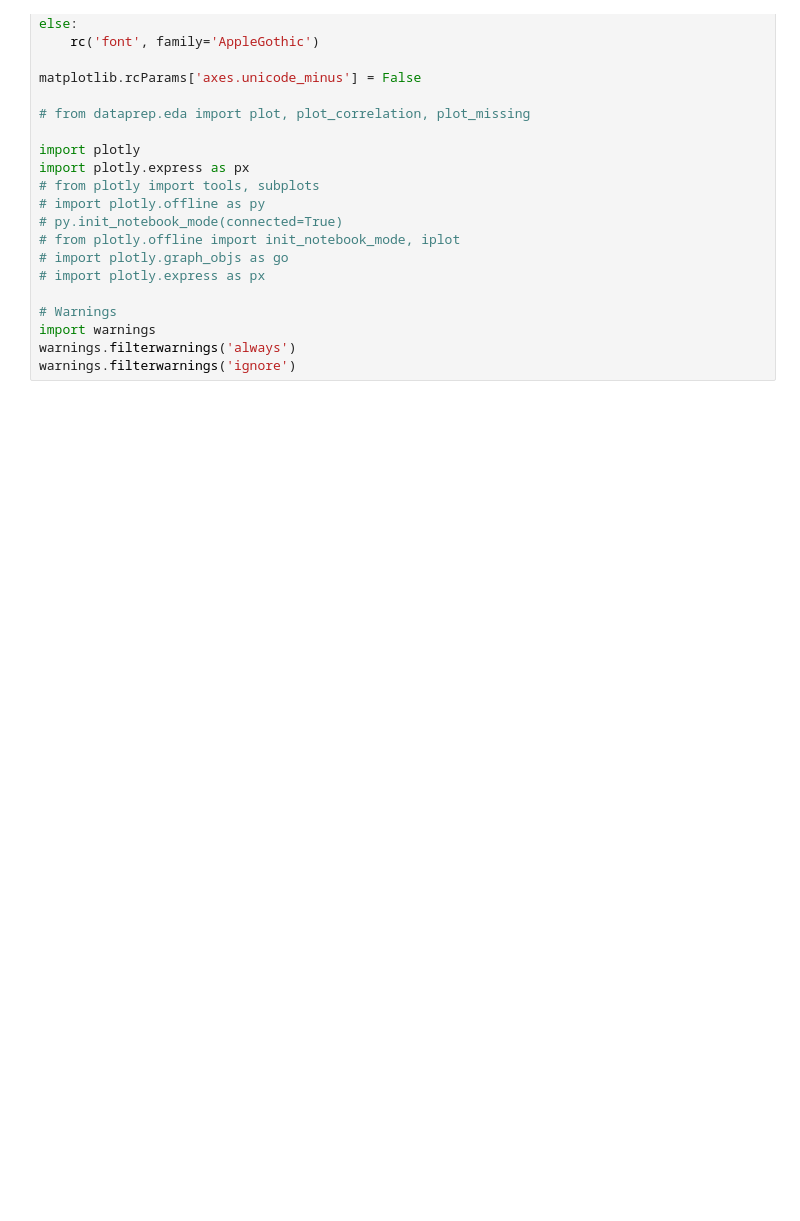
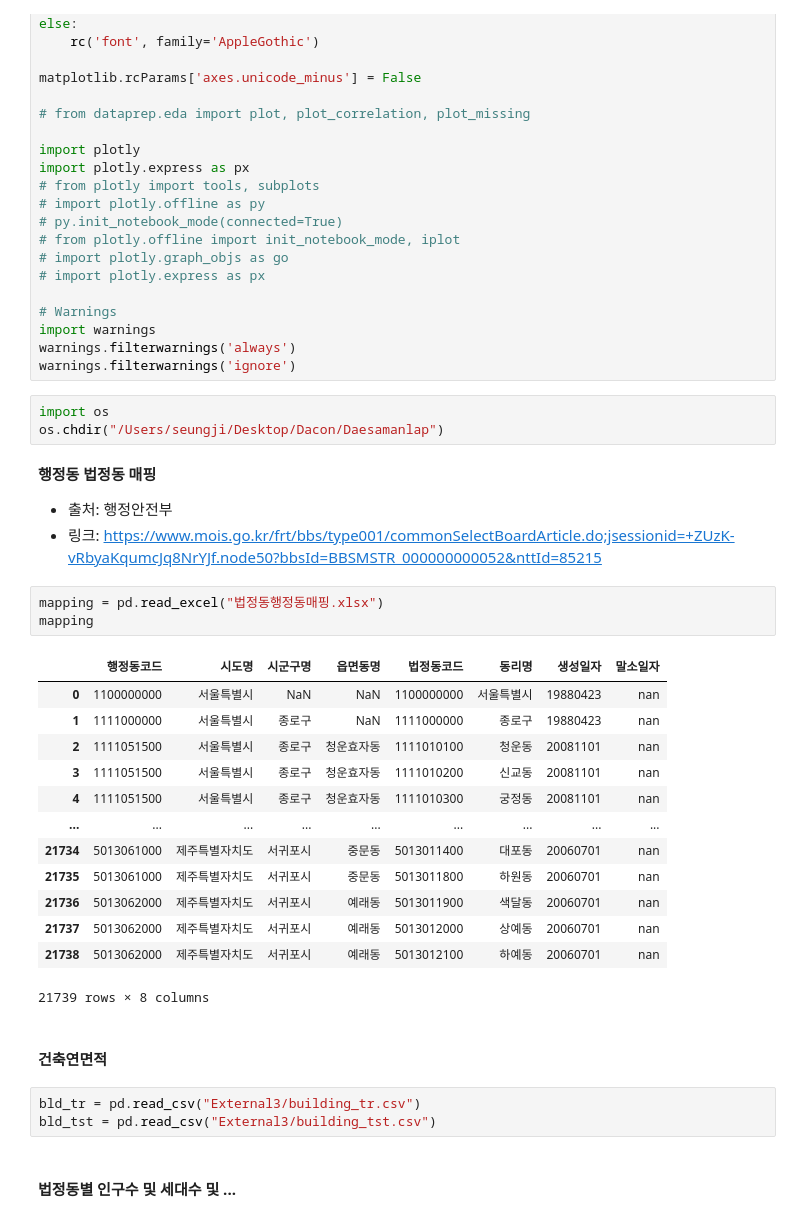
Before and after one commit to whdbfla6/Daesamanlap, a Jupyter notebook: External2/인구수_연면적_merge.ipynb, the cells around one changed output. Saved outputs shown, nothing was run; the diff lists cells and outputs as text; blank space fills up the shorter version.

```diff
--- a/External2/인구수_연면적_merge.ipynb
+++ b/External2/인구수_연면적_merge.ipynb
@@ -40,3 +40,34 @@ import plotly.express as px
 import warnings
 warnings.filterwarnings('always')
 warnings.filterwarnings('ignore')
+# %%
+import os
+os.chdir("/Users/seungji/Desktop/Dacon/Daesamanlap")
+# %% [markdown]
+**행정동 법정동 매핑**
+- 출처: 행정안전부
+- 링크: https://www.mois.go.kr/frt/bbs/type001/commonSelectBoardArticle.do;jsessionid=+ZUzK-vRbyaKqumcJq8NrYJf.node50?bbsId=BBSMSTR_000000000052&nttId=85215
+# %%
+mapping = pd.read_excel("법정동행정동매핑.xlsx")
+mapping
+# %% [output]
+|  | 행정동코드 | 시도명 | 시군구명 | 읍면동명 | 법정동코드 | 동리명 | 생성일자 | 말소일자 |
+| 0 | 1100000000 | 서울특별시 | NaN | NaN | 1100000000 | 서울특별시 | 19880423 | nan |
+| 1 | 1111000000 | 서울특별시 | 종로구 | NaN | 1111000000 | 종로구 | 19880423 | nan |
+| 2 | 1111051500 | 서울특별시 | 종로구 | 청운효자동 | 1111010100 | 청운동 | 20081101 | nan |
+| 3 | 1111051500 | 서울특별시 | 종로구 | 청운효자동 | 1111010200 | 신교동 | 20081101 | nan |
+| 4 | 1111051500 | 서울특별시 | 종로구 | 청운효자동 | 1111010300 | 궁정동 | 20081101 | nan |
+| ... | ... | ... | ... | ... | ... | ... | ... | ... |
+| 21734 | 5013061000 | 제주특별자치도 | 서귀포시 | 중문동 | 5013011400 | 대포동 | 20060701 | nan |
+| 21735 | 5013061000 | 제주특별자치도 | 서귀포시 | 중문동 | 5013011800 | 하원동 | 20060701 | nan |
+| 21736 | 5013062000 | 제주특별자치도 | 서귀포시 | 예래동 | 5013011900 | 색달동 | 20060701 | nan |
+| 21737 | 5013062000 | 제주특별자치도 | 서귀포시 | 예래동 | 5013012000 | 상예동 | 20060701 | nan |
+| 21738 | 5013062000 | 제주특별자치도 | 서귀포시 | 예래동 | 5013012100 | 하예동 | 20060701 | nan |
+21739 rows × 8 columns
+# %% [markdown]
+#### 건축연면적
+# %%
+bld_tr = pd.read_csv("External3/building_tr.csv")
+bld_tst = pd.read_csv("External3/building_tst.csv")
+# %% [markdown]
+#### 법정동별 인구수 및 세대수 및 ...
```
Also changed, not shown: parts of 37 cells of this notebook.
